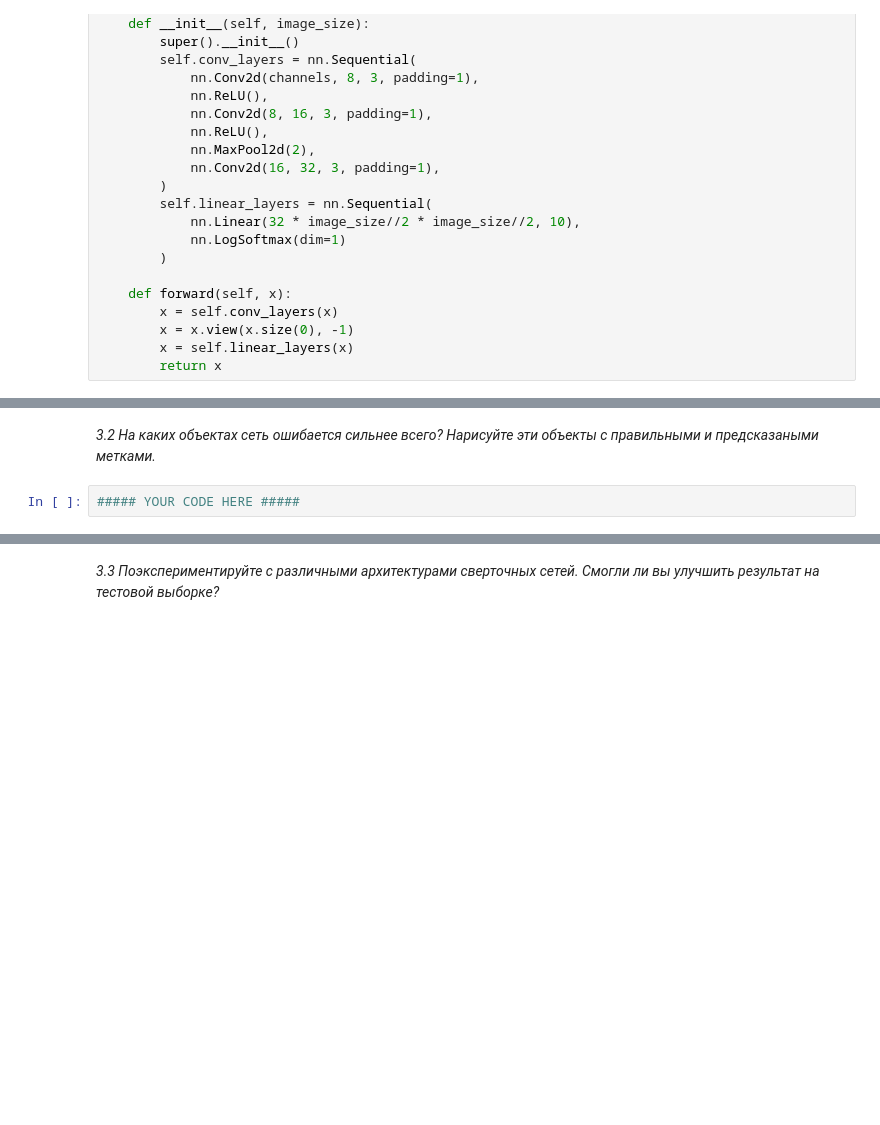
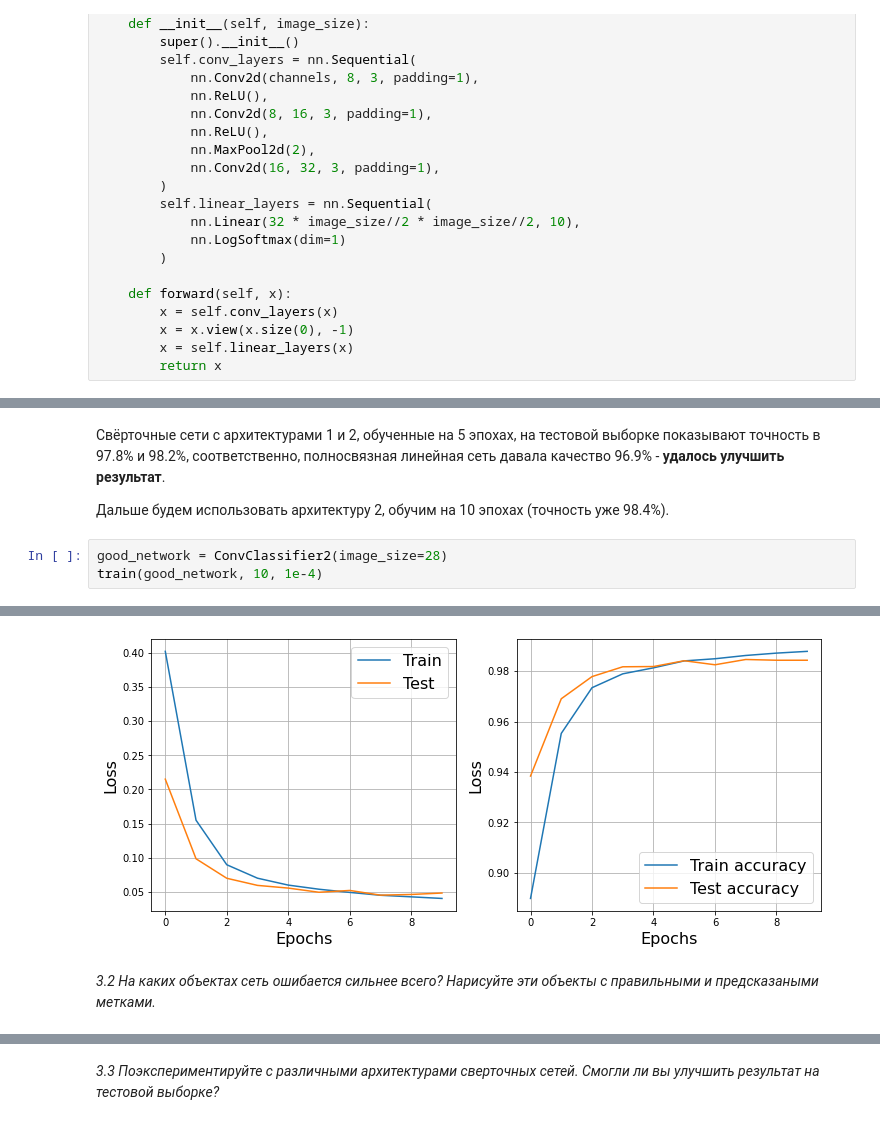
Before and after one commit to bulatral42/sphere_nn, a Jupyter notebook: Sem_04/hw4_valiahmetov_nn.ipynb, the cells around one changed output, grey strips where cells are left out. Saved outputs shown, nothing was run; the diff lists cells and outputs as text; blank space fills up the shorter version.

```diff
--- a/Sem_04/hw4_valiahmetov_nn.ipynb
+++ b/Sem_04/hw4_valiahmetov_nn.ipynb
@@ -465,0 +489,8 @@ Epoch 4... (Train/Test) NLL: 0.057/0.058        Accuracy: 0.983/0.980
+# %% [markdown]
+Свёрточные сети с архитектурами 1 и 2, обученные на 5 эпохах, на тестовой выборке показывают точность в 97.8% и 98.2%, соответственно, полносвязная линейная сеть давала качество 96.9% - **удалось улучшить результат**.
+
+Дальше будем использовать архитектуру 2, обучим на 10 эпохах (точность уже 98.4%).
+# %%
+good_network = ConvClassifier2(image_size=28)
+train(good_network, 10, 1e-4)
+# %% [output]
@@ -466,4 +498,3 @@ Epoch 4... (Train/Test) NLL: 0.057/0.058        Accuracy: 0.983/0.980
+[figure, added]
 # %% [markdown]
 <i>3.2 На каких объектах сеть ошибается сильнее всего? Нарисуйте эти объекты с правильными и предсказаными метками.</i>
-# %%
-##### YOUR CODE HERE #####
```
Also changed, not shown: parts of 18 cells of this notebook.
